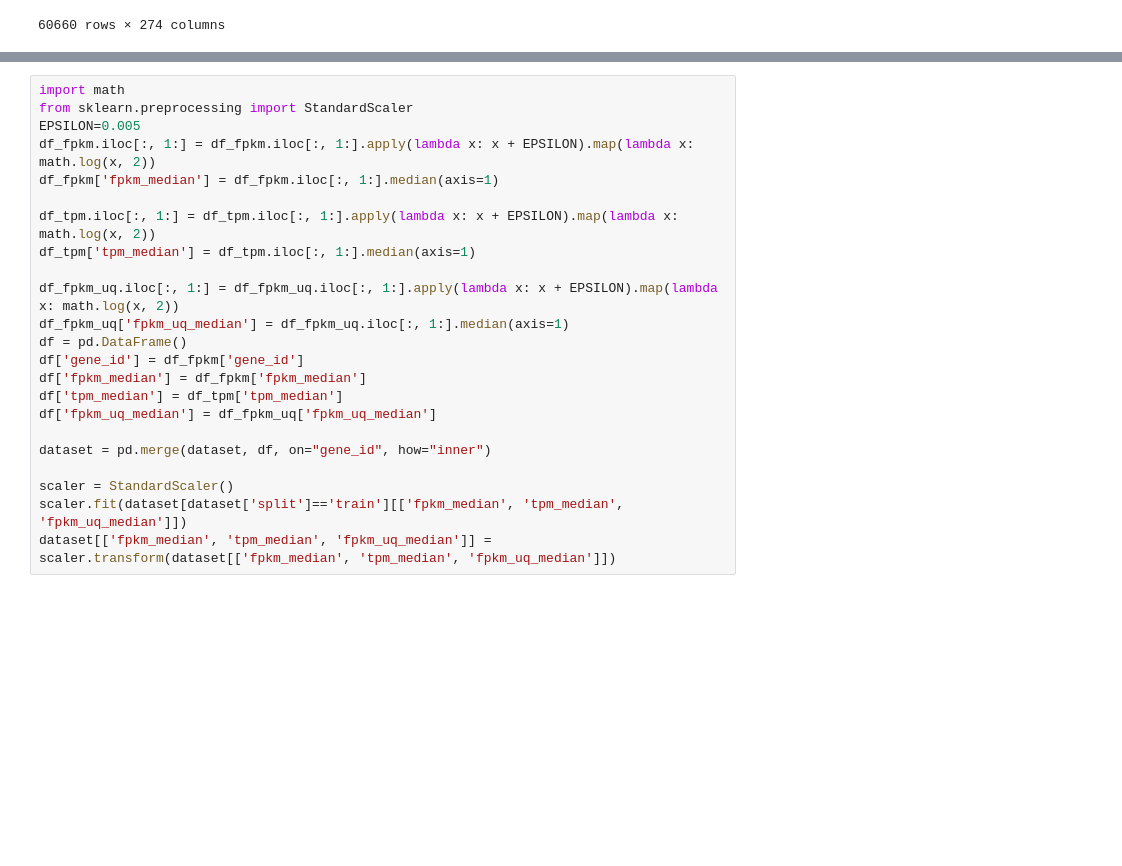
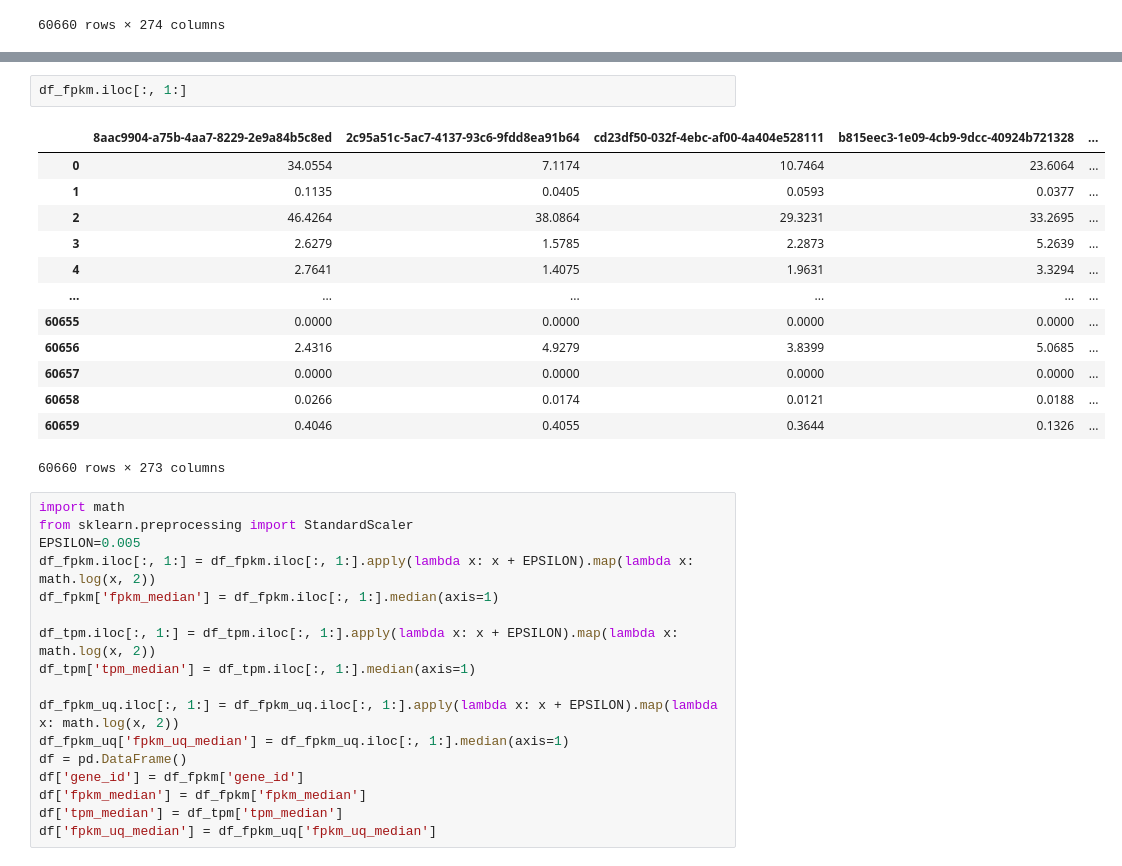
Before and after one commit to IloDan/GX_alBERTo, a Jupyter notebook: data_manipulation/data_manipulation.ipynb, the cells around one changed output, grey strips where cells are left out. Drawn from its saved outputs; the diff is of its cells as text; blank space fills up the shorter version.

```diff
--- a/data_manipulation/data_manipulation.ipynb
+++ b/data_manipulation/data_manipulation.ipynb
@@ -46,3 +32,19 @@ df_tpm = df_tpm.dropna(axis=1)
+# %%
+df_fpkm.iloc[:, 1:]
+# %% [output]
+|  | 8aac9904-a75b-4aa7-8229-2e9a84b5c8ed | 2c95a51c-5ac7-4137-93c6-9fdd8ea91b64 | cd23df50-032f-4ebc-af00-4a404e528111 | b815eec3-1e09-4cb9-9dcc-40924b721328 | ... |
+| 0 | 34.0554 | 7.1174 | 10.7464 | 23.6064 | ... |
+| 1 | 0.1135 | 0.0405 | 0.0593 | 0.0377 | ... |
+| 2 | 46.4264 | 38.0864 | 29.3231 | 33.2695 | ... |
+| 3 | 2.6279 | 1.5785 | 2.2873 | 5.2639 | ... |
+| 4 | 2.7641 | 1.4075 | 1.9631 | 3.3294 | ... |
+| ... | ... | ... | ... | ... | ... |
+| 60655 | 0.0000 | 0.0000 | 0.0000 | 0.0000 | ... |
+| 60656 | 2.4316 | 4.9279 | 3.8399 | 5.0685 | ... |
+| 60657 | 0.0000 | 0.0000 | 0.0000 | 0.0000 | ... |
+| 60658 | 0.0266 | 0.0174 | 0.0121 | 0.0188 | ... |
+| 60659 | 0.4046 | 0.4055 | 0.3644 | 0.1326 | ... |
+60660 rows × 273 columns
 # %%
 import math
 from sklearn.preprocessing import StandardScaler
@@ -60,9 +62,3 @@ df['gene_id'] = df_fpkm['gene_id']
 df['fpkm_median'] = df_fpkm['fpkm_median']
 df['tpm_median'] = df_tpm['tpm_median']
 df['fpkm_uq_median'] = df_fpkm_uq['fpkm_uq_median']
-
-dataset = pd.merge(dataset, df, on="gene_id", how="inner")
-
-scaler = StandardScaler()
-scaler.fit(dataset[dataset['split']=='train'][['fpkm_median', 'tpm_median', 'fpkm_uq_median']])
-dataset[['fpkm_median', 'tpm_median', 'fpkm_uq_median']] = scaler.transform(dataset[['fpkm_median', 'tpm_median', 'fpkm_uq_median']])
```
Also changed, not shown: parts of 7 cells of this notebook, 4 other files.
